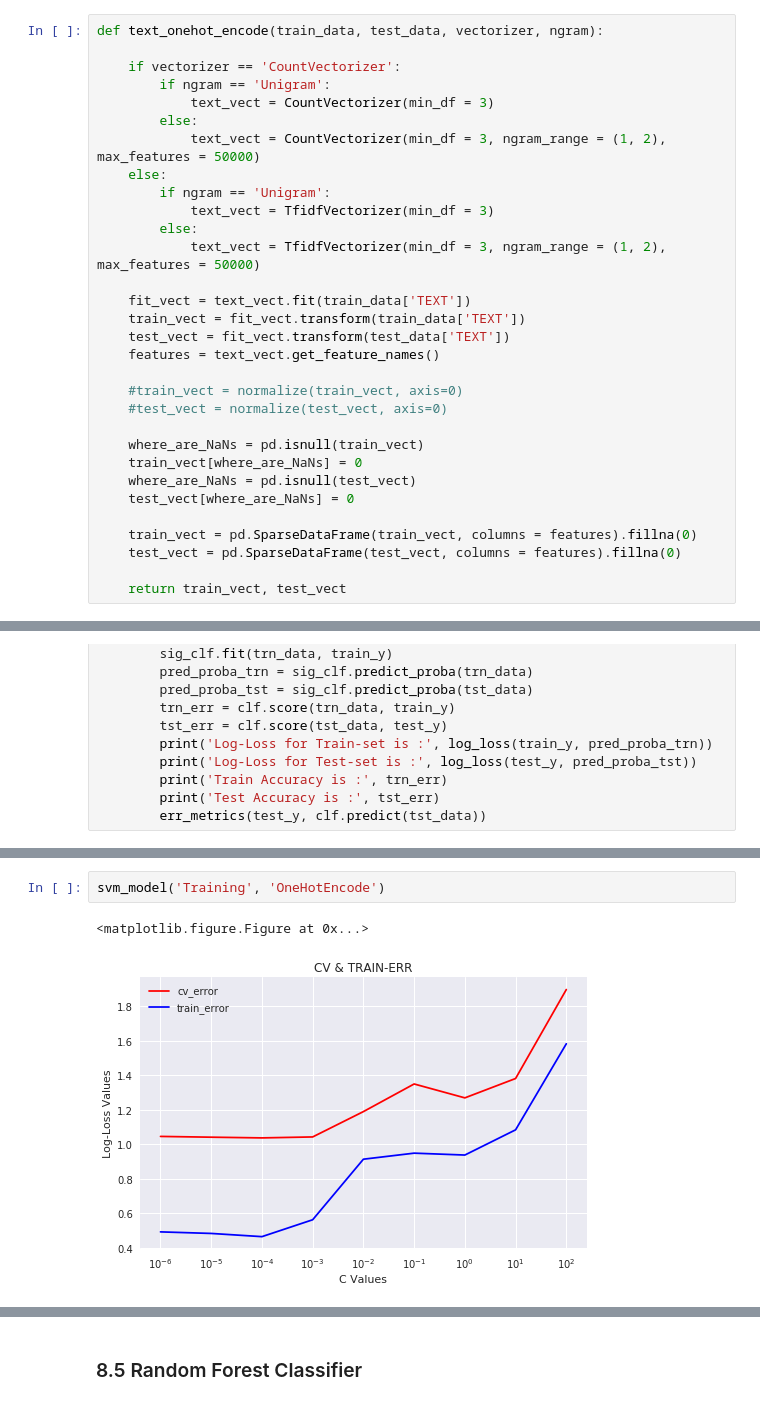
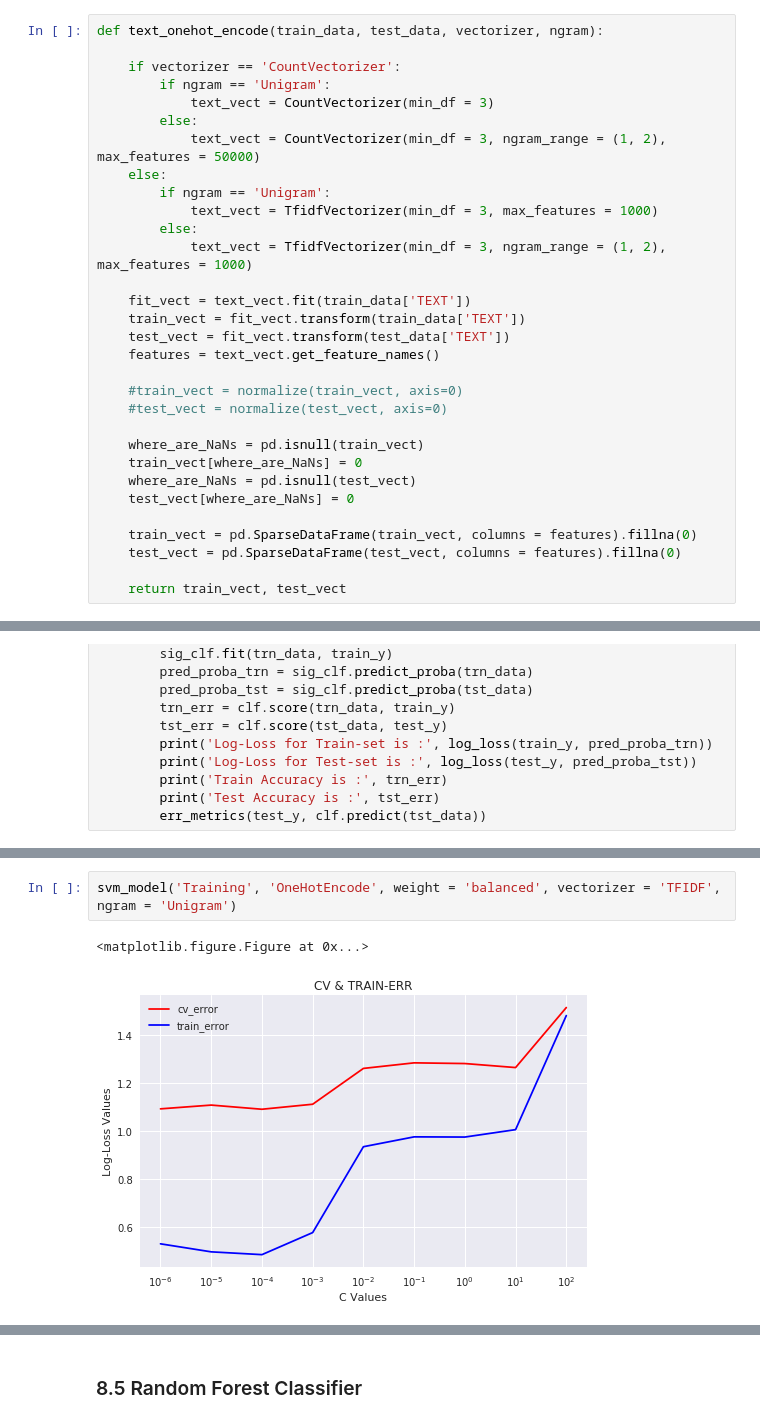
Before and after one commit to sradheya99/Cancer-Diagnosis, a Jupyter notebook: Cancer Diagnosis/CancerDiagnosis.ipynb, the cells around one changed output, grey strips where cells are left out. Cells and saved outputs as stored; diff of their text form.

```diff
--- a/Cancer Diagnosis/CancerDiagnosis.ipynb
+++ b/Cancer Diagnosis/CancerDiagnosis.ipynb
@@ -307,9 +307,9 @@ def text_onehot_encode(train_data, test_data, vectorizer, ngram):
             text_vect = CountVectorizer(min_df = 3, ngram_range = (1, 2), max_features = 50000)
     else:
         if ngram == 'Unigram':
-            text_vect = TfidfVectorizer(min_df = 3)
+            text_vect = TfidfVectorizer(min_df = 3, max_features = 1000)
         else:
-            text_vect = TfidfVectorizer(min_df = 3, ngram_range = (1, 2), max_features = 50000)
+            text_vect = TfidfVectorizer(min_df = 3, ngram_range = (1, 2), max_features = 1000)
 
     fit_vect = text_vect.fit(train_data['TEXT'])
     train_vect = fit_vect.transform(train_data['TEXT'])
@@ -1246,8 +1282,8 @@ def svm_query(best_c, query_indx, weight = None, vectorizer = None, ngram = None
     print('These Texts are present in the given query : ')
     print(present_word)
 # %%
-svm_model('Training', 'OneHotEncode')
+svm_model('Training', 'OneHotEncode', weight = 'balanced', vectorizer = 'TFIDF', ngram = 'Unigram')
 # %% [output]
 <matplotlib.figure.Figure at 0x...>
-[figure, old version]
+[figure, new version]
 # %%
```
Also changed, not shown: parts of 31 cells of this notebook.
